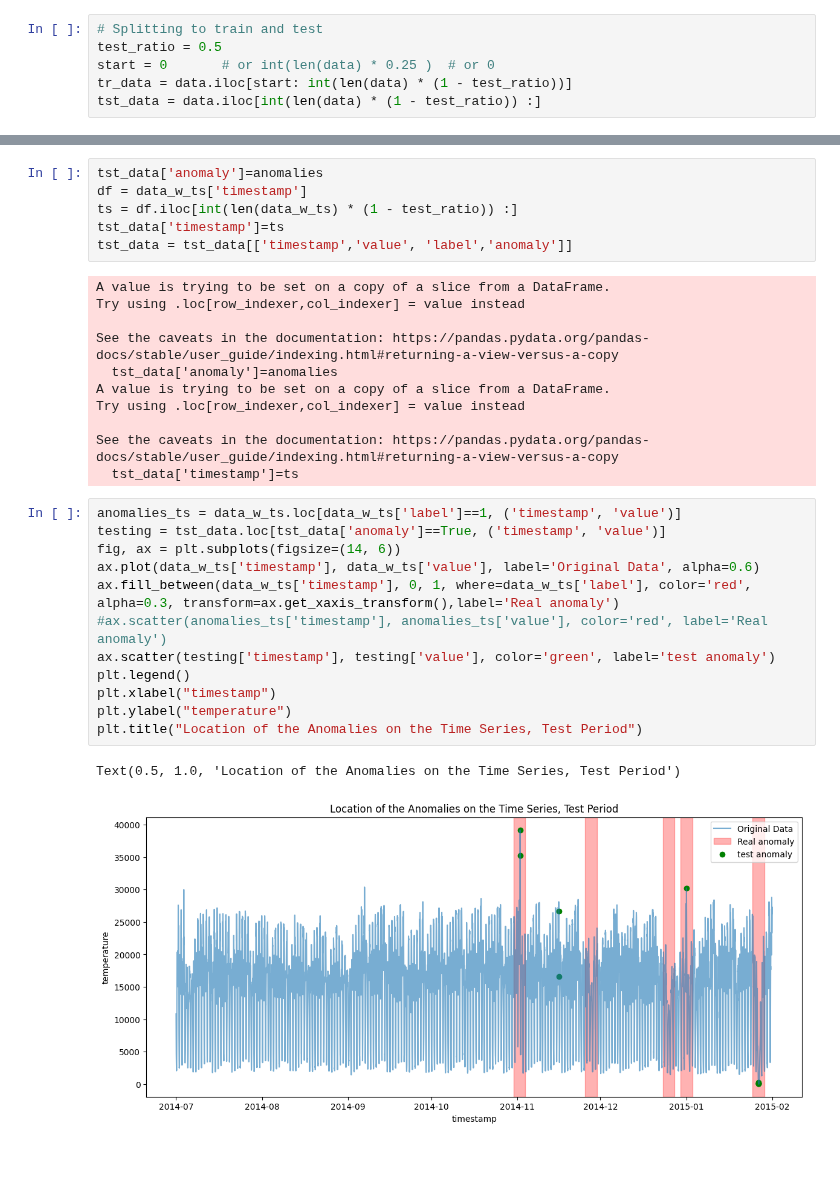
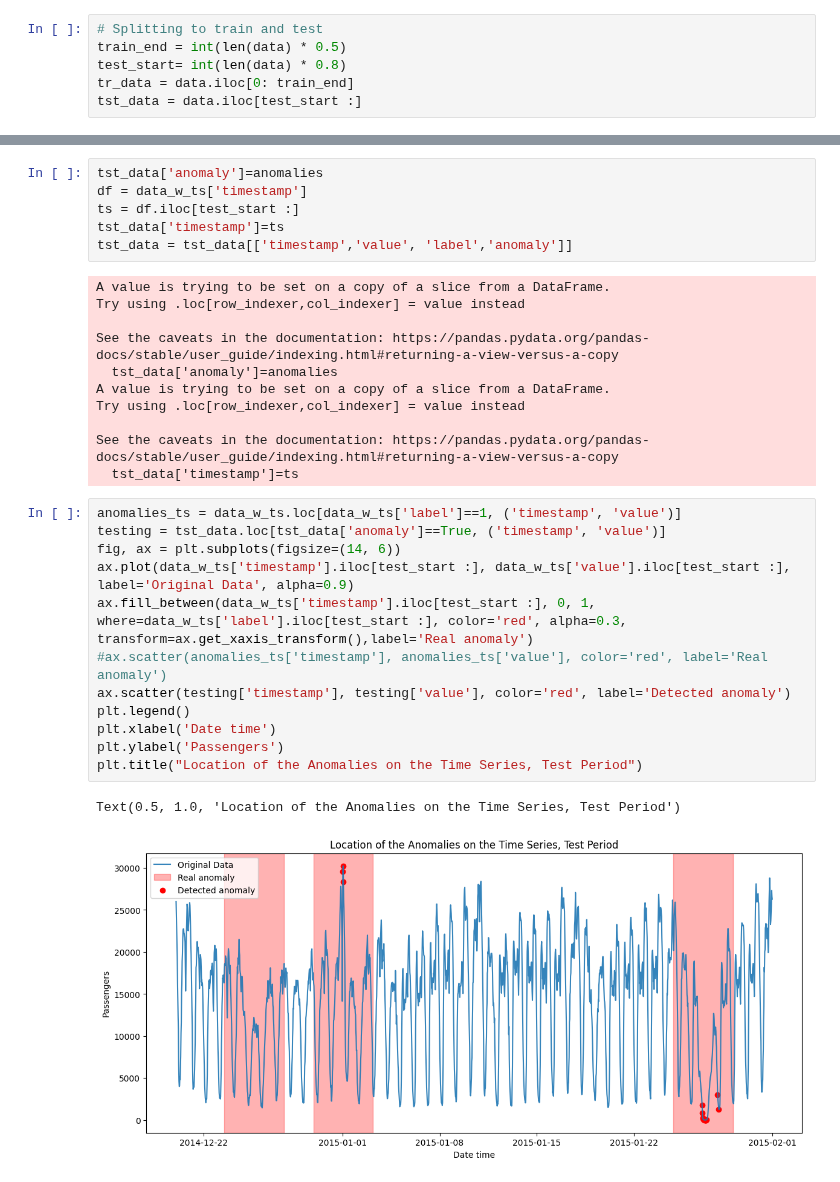
Before and after one commit to anjalianand10/VariationalAutoencodersForAnomalyDetection, a Jupyter notebook: VAE_for_nyc_taxi.ipynb, the cells around one changed output, grey strips where cells are left out. Drawn from its saved outputs; the diff is of its cells as text.

```diff
--- a/VAE_for_nyc_taxi.ipynb
+++ b/VAE_for_nyc_taxi.ipynb
@@ -137,6 +143,6 @@ Index(['value', 'label', 'hour_min', 'day_0', 'day_1', 'day_2', 'day_3',
 # %%
 # Splitting to train and test
-test_ratio = 0.5
-start = 0       # or int(len(data) * 0.25 )  # or 0
-tr_data = data.iloc[start: int(len(data) * (1 - test_ratio))]
-tst_data = data.iloc[int(len(data) * (1 - test_ratio)) :]
+train_end = int(len(data) * 0.5)
+test_start= int(len(data) * 0.8)
+tr_data = data.iloc[0: train_end]
+tst_data = data.iloc[test_start :]
@@ -360,7 +379,7 @@ weighted avg       0.20      0.20      0.07      5160
 # %%
 tst_data['anomaly']=anomalies
 df = data_w_ts['timestamp']
-ts = df.iloc[int(len(data_w_ts) * (1 - test_ratio)) :]
+ts = df.iloc[test_start :]
 tst_data['timestamp']=ts
 tst_data = tst_data[['timestamp','value', 'label','anomaly']]
 # %% [output]
@@ -377,18 +396,18 @@ See the caveats in the documentation: https://pandas.pydata.org/pandas-docs/stab
 # %%
 anomalies_ts = data_w_ts.loc[data_w_ts['label']==1, ('timestamp', 'value')]
 testing = tst_data.loc[tst_data['anomaly']==True, ('timestamp', 'value')]
 fig, ax = plt.subplots(figsize=(14, 6))
-ax.plot(data_w_ts['timestamp'], data_w_ts['value'], label='Original Data', alpha=0.6)
-ax.fill_between(data_w_ts['timestamp'], 0, 1, where=data_w_ts['label'], color='red', alpha=0.3, transform=ax.get_xaxis_transform(),label='Real anomaly')
+ax.plot(data_w_ts['timestamp'].iloc[test_start :], data_w_ts['value'].iloc[test_start :], label='Original Data', alpha=0.9)
+ax.fill_between(data_w_ts['timestamp'].iloc[test_start :], 0, 1, where=data_w_ts['label'].iloc[test_start :], color='red', alpha=0.3, transform=ax.get_xaxis_transform(),label='Real anomaly')
 #ax.scatter(anomalies_ts['timestamp'], anomalies_ts['value'], color='red', label='Real anomaly')
-ax.scatter(testing['timestamp'], testing['value'], color='green', label='test anomaly')
+ax.scatter(testing['timestamp'], testing['value'], color='red', label='Detected anomaly')
 plt.legend()
-plt.xlabel("timestamp")
-plt.ylabel("temperature")
+plt.xlabel('Date time')
+plt.ylabel('Passengers')
 plt.title("Location of the Anomalies on the Time Series, Test Period")
 # %% [output]
 Text(0.5, 1.0, 'Location of the Anomalies on the Time Series, Test Period')
-[figure, old version]
+[figure, new version]
 # %%
 from utils.scoring import score_fn
 anomaly_ranges = [(datetime.strptime(start, "%Y-%m-%d %H:%M:%S.%f"),
```
Also changed, not shown: parts of 16 cells of this notebook, 8 other files.
